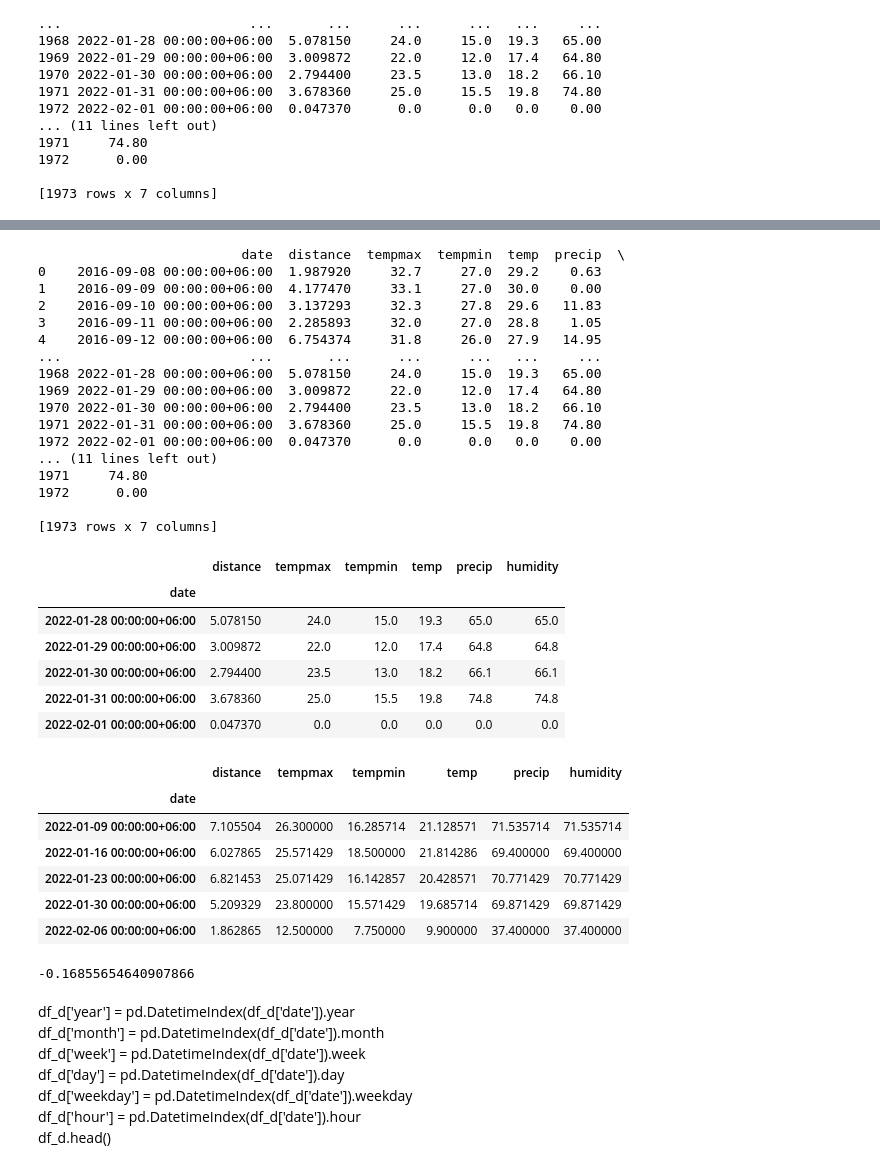
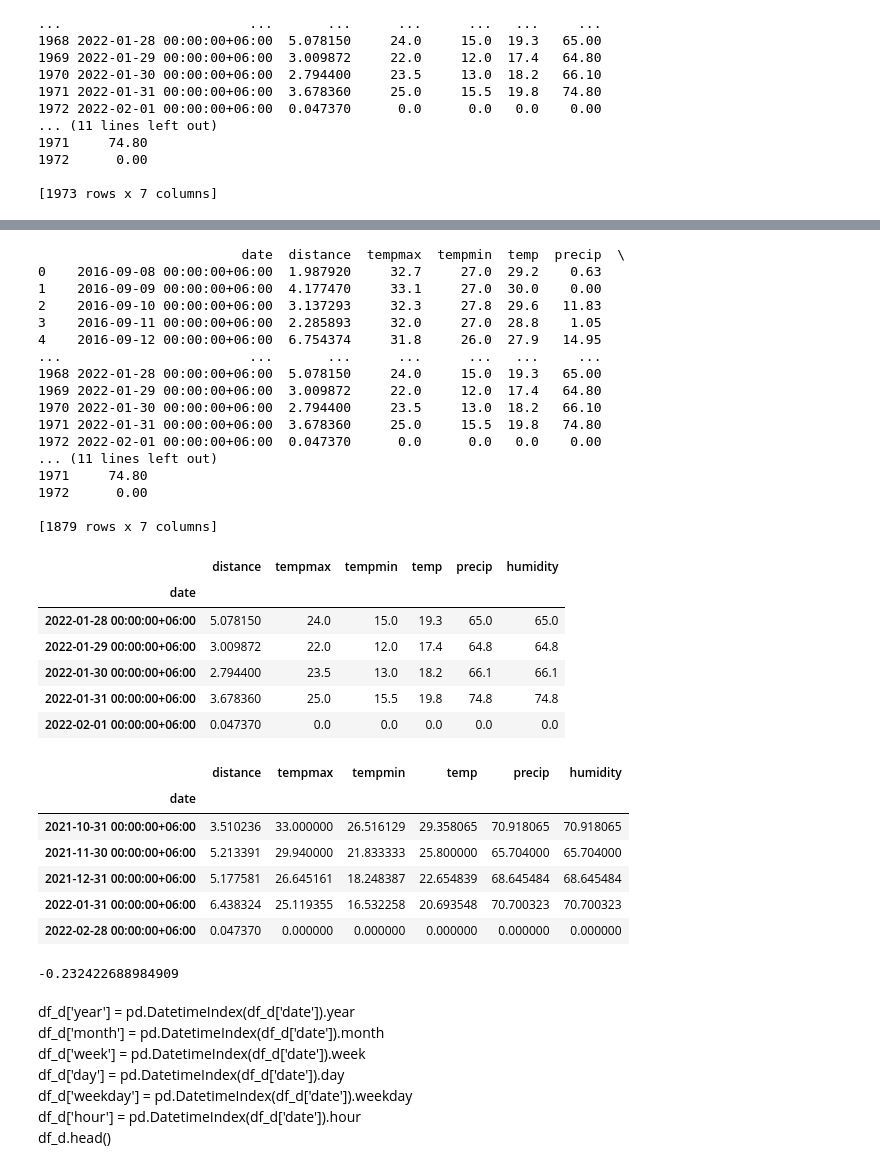
Before and after one commit to muimran/apple_health_data, a Jupyter notebook: apple_health_data_analysis.ipynb, the cells around one changed output, grey strips where cells are left out. Drawn from its saved outputs; the diff is of its cells as text; code cells hidden in the pictures.

```diff
--- a/apple_health_data_analysis.ipynb
+++ b/apple_health_data_analysis.ipynb
@@ -200,3 +208,12 @@ print(main_df)
 1972      0.00
 
 [1973 rows x 7 columns]
+# %%
+#remove the data when I was in the US
+start_date = '2017-07-08 21:55:28+06:00'
+end_date = '2017-10-10 21:55:28+06:00'
+
+mask = (main_df['date'] > start_date) & (main_df['date'] <= end_date)
+
+main_df = main_df.loc[-mask]
+main_df
@@ -223,7 +254,7 @@ main_df.tail()
 1971     74.80
 1972      0.00
 
-[1973 rows x 7 columns]
+[1879 rows x 7 columns]
 |  | distance | tempmax | tempmin | temp | precip | humidity |
 | date |  |  |  |  |  |  |
 | 2022-01-28 00:00:00+06:00 | 5.078150 | 24.0 | 15.0 | 19.3 | 65.0 | 65.0 |
@@ -232,24 +263,24 @@ main_df.tail()
 | 2022-01-31 00:00:00+06:00 | 3.678360 | 25.0 | 15.5 | 19.8 | 74.8 | 74.8 |
 | 2022-02-01 00:00:00+06:00 | 0.047370 | 0.0 | 0.0 | 0.0 | 0.0 | 0.0 |
 # %%
-main_df= main_df.resample("W").mean()
+main_df= main_df.resample("M").mean()
 main_df.tail()
 # %% [output]
 |  | distance | tempmax | tempmin | temp | precip | humidity |
 | date |  |  |  |  |  |  |
-| 2022-01-09 00:00:00+06:00 | 7.105504 | 26.300000 | 16.285714 | 21.128571 | 71.535714 | 71.535714 |
-| 2022-01-16 00:00:00+06:00 | 6.027865 | 25.571429 | 18.500000 | 21.814286 | 69.400000 | 69.400000 |
-| 2022-01-23 00:00:00+06:00 | 6.821453 | 25.071429 | 16.142857 | 20.428571 | 70.771429 | 70.771429 |
-| 2022-01-30 00:00:00+06:00 | 5.209329 | 23.800000 | 15.571429 | 19.685714 | 69.871429 | 69.871429 |
-| 2022-02-06 00:00:00+06:00 | 1.862865 | 12.500000 | 7.750000 | 9.900000 | 37.400000 | 37.400000 |
+| 2021-10-31 00:00:00+06:00 | 3.510236 | 33.000000 | 26.516129 | 29.358065 | 70.918065 | 70.918065 |
+| 2021-11-30 00:00:00+06:00 | 5.213391 | 29.940000 | 21.833333 | 25.800000 | 65.704000 | 65.704000 |
+| 2021-12-31 00:00:00+06:00 | 5.177581 | 26.645161 | 18.248387 | 22.654839 | 68.645484 | 68.645484 |
+| 2022-01-31 00:00:00+06:00 | 6.438324 | 25.119355 | 16.532258 | 20.693548 | 70.700323 | 70.700323 |
+| 2022-02-28 00:00:00+06:00 | 0.047370 | 0.000000 | 0.000000 | 0.000000 | 0.000000 | 0.000000 |
 # %%
 column_1 = main_df["distance"]
-column_2 = df_temp["precip"]
+column_2 = df_temp["temp"]
 
 correlation = column_1.corr(column_2)
 print(correlation)
 # %% [output]
--0.16855654640907866
+-0.232422688984909
 # %% [markdown]
 df_d['year'] = pd.DatetimeIndex(df_d['date']).year
 df_d['month'] = pd.DatetimeIndex(df_d['date']).month
```
Also changed, not shown: parts of 4 cells of this notebook.
